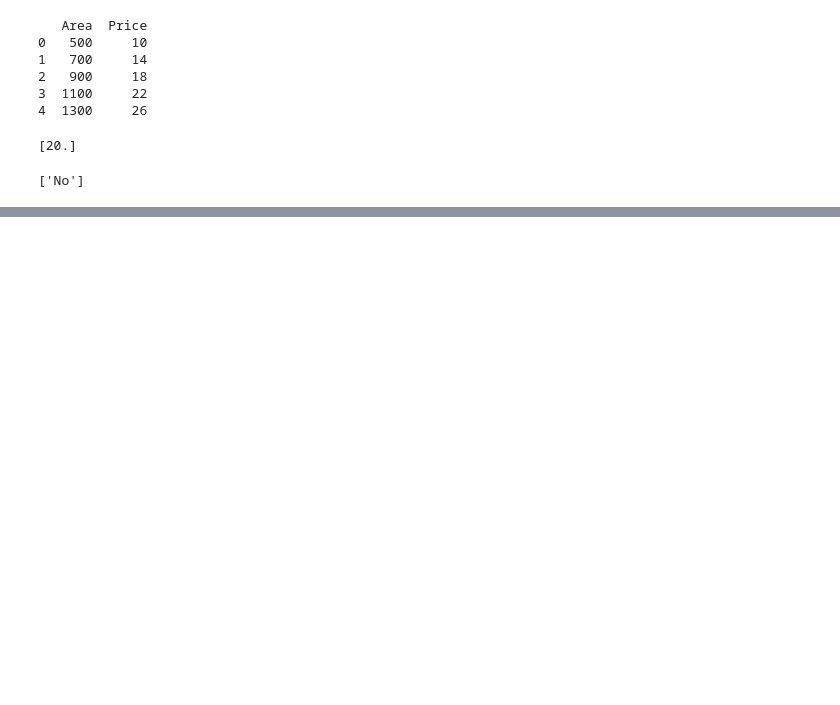
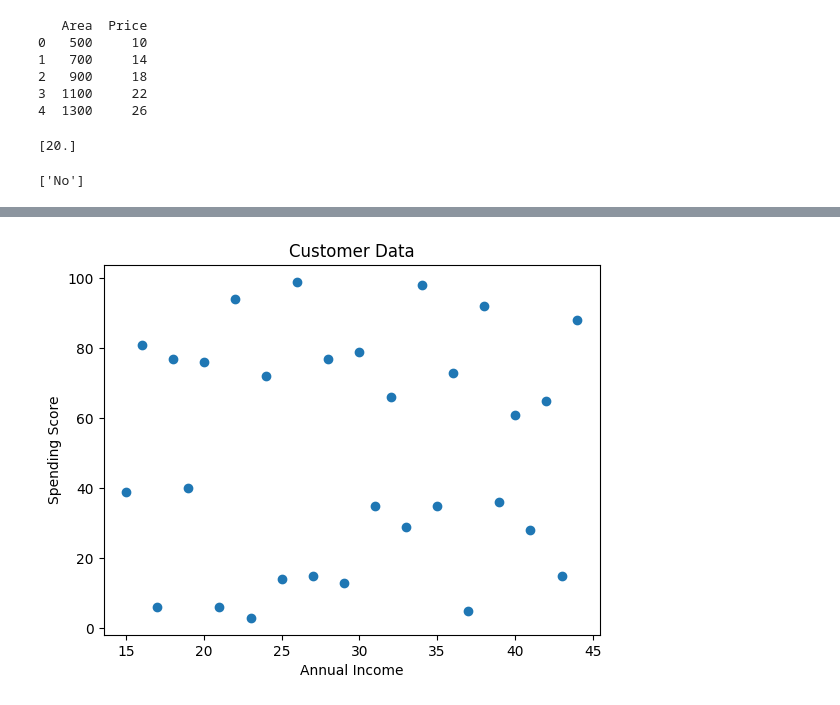
Before and after one commit to himanshusar123/-Machine-Learning-Quiz-Classification-or-Regression-, a Jupyter notebook: Linear_regression_2.ipynb, the cells around one changed output, grey strips where cells are left out. Drawn from its saved outputs; the diff is of its cells as text; code cells hidden in the pictures; blank space fills up the shorter version.

```diff
--- a/Linear_regression_2.ipynb
+++ b/Linear_regression_2.ipynb
@@ -51,0 +181,80 @@ print(model.predict([[67]]))
+# %%
+# STEP 1 — Import required libraries
+
+import pandas as pd
+import matplotlib.pyplot as plt
+
+from google.colab import files
+from sklearn.cluster import KMeans
+
+
+# STEP 2 — Upload CSV file
+
+# uploaded = files.upload()
+
+
+# STEP 3 — Load dataset
+
+df = pd.read_csv("customer_data.csv")
+
+
+# STEP 4 — Display dataset
+
+print("Dataset:\n")
+print(df)
+
+
+# STEP 5 — Select required columns
+
+X = df[['AnnualIncome', 'SpendingScore']]
+
+
+# STEP 6 — Visualize the original data
+
+plt.scatter(X['AnnualIncome'], X['SpendingScore'])
+
+plt.xlabel("Annual Income")
+plt.ylabel("Spending Score")
+
+plt.title("Customer Data")
+
+plt.show()
+
+
+# STEP 7 — Create K-Means model
+
+model = KMeans(n_clusters=3)
+
+
+# STEP 8 — Train the model
+
+model.fit(X)
+
+
+# STEP 9 — Get cluster labels
+
+clusters = model.labels_
+
+print("\nCluster Labels:\n")
+print(clusters)
+
+
+# STEP 10 — Add cluster labels to dataset
+
+df['Cluster'] = clusters
+
+print("\nUpdated Dataset:\n")
+print(df)
+
+
+# STEP 11 — Visualize clustered data
+
+plt.scatter(df['AnnualIncome'], df['SpendingScore'], c=df['Cluster'])
+
+plt.xlabel("Annual Income")
+plt.ylabel("Spending Score")
+
+plt.title("K-Means Clustering")
+
+plt.show()
+# %% [output]
@@ -51,0 +278 @@ print(model.predict([[67]]))
+[figure, added]
```
Also changed, not shown: parts of 3 cells of this notebook.
